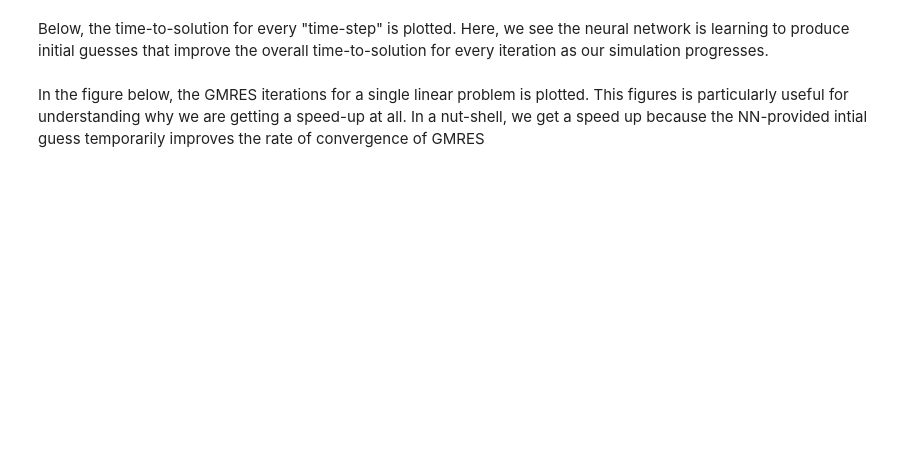
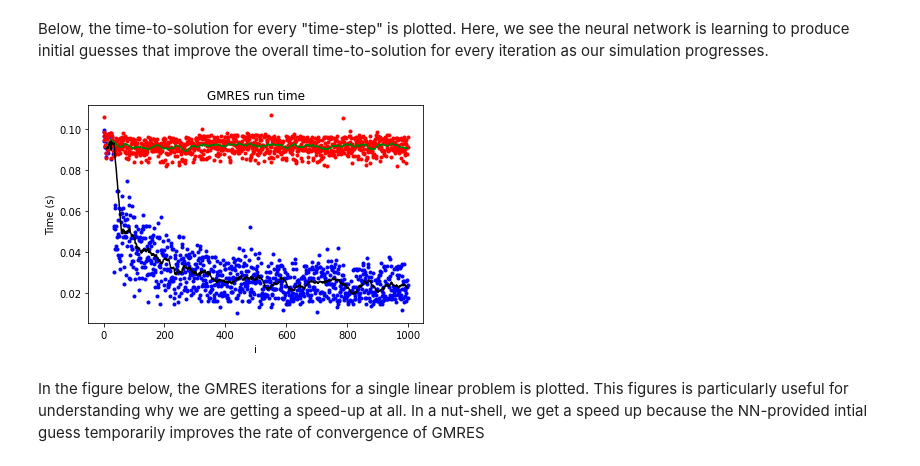
Before and after one commit to ML4FnP/GMRES-Learning, a Jupyter notebook: Demo.ipynb, the cells around one changed output. Cells and saved outputs as stored; diff of their text form; code cells hidden in the pictures; blank space fills up the shorter version.

```diff
--- a/Demo.ipynb
+++ b/Demo.ipynb
@@ -261,15 +314,20 @@ Here, we see the neural network is learning to produce initial guesses that impr
 # %%
 pp.plot(trainer.ML_GMRES_Time_list,'.b',label='MLGMRES')
 pp.plot(GmresRunTimeOriginal,'.r', label='GMRES')
 pp.plot(count[10:-1],GmresRunTimeOriginal_AVG[10:-1],'g', label='GMRES Average')
 pp.plot(count[10:-1],ML_GMRES_Time_AVG[10:-1],'k', label='MLGMRES Average')
 
 pp.ylabel('Time (s)')
 pp.xlabel('i')
 pp.title('GMRES run time')
 # pp.legend(loc='best')
 # pp.ylim(0.025,0.15)
-pp.yscale("log")
+# pp.yscale("log")
+
+np.savetxt("MLGMRES_Time.txt",trainer.ML_GMRES_Time_list)
+np.savetxt("GMRES_Time.txt",GmresRunTimeOriginal)
+# %% [output]
+[figure, added]
 # %% [markdown]
 In the figure below, the GMRES iterations for a single linear problem is plotted. This figures is particularly useful for understanding why we are getting a speed-up at all. In a nut-shell, we get a speed up because the NN-provided intial guess temporarily improves the rate of convergence of GMRES
 # %%
```
Also changed, not shown: parts of 8 cells of this notebook, 4 other files.
